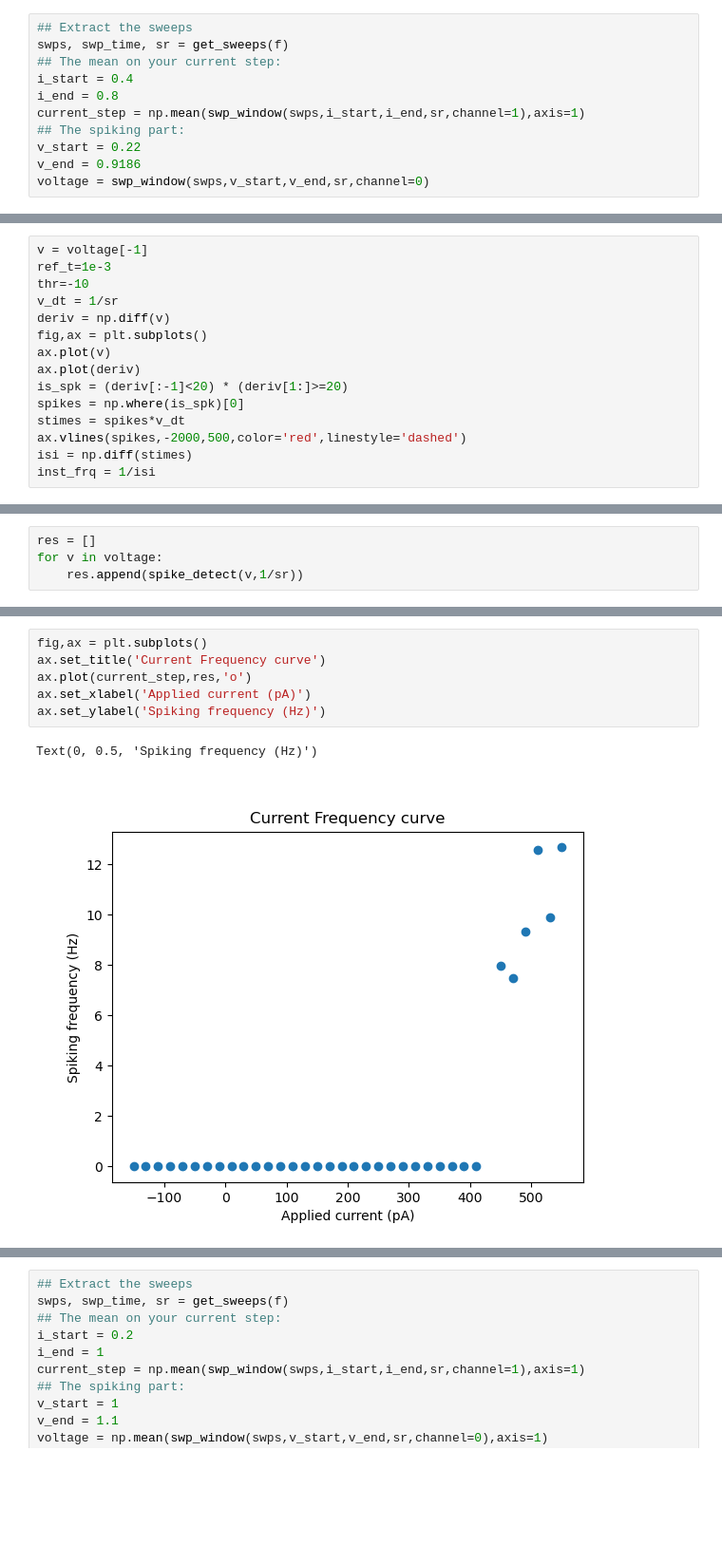
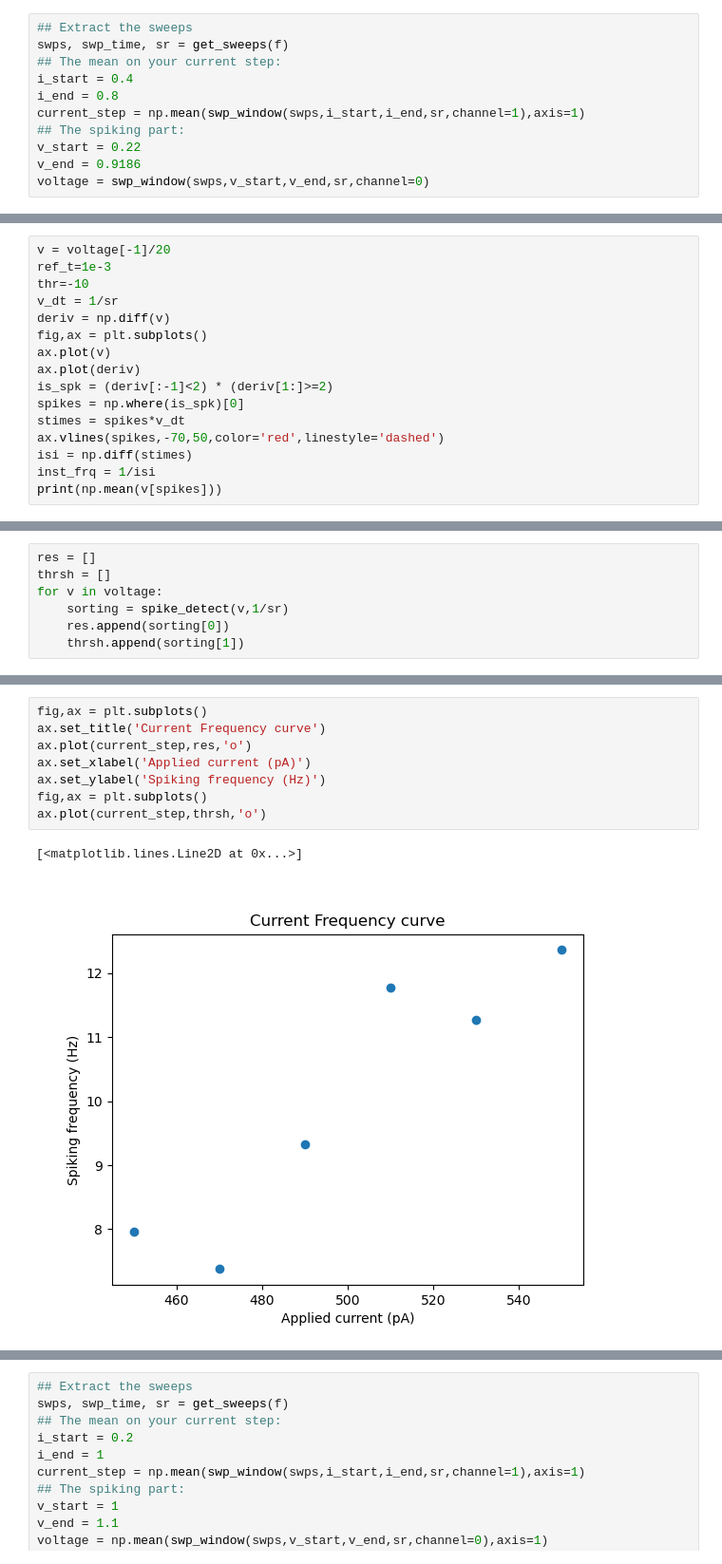
Before and after one commit to afmontarras/CSHL, a Jupyter notebook: Juliana.ipynb, the cells around one changed output, grey strips where cells are left out. Shown at 95% size. Cells and saved outputs as stored; diff of their text form; blank space fills up the shorter version.

```diff
--- a/Juliana.ipynb
+++ b/Juliana.ipynb
@@ -95,5 +98,5 @@ def spike_detect(volt, v_dt,
 # %%
-v = voltage[-1]
+v = voltage[-1]/20
 ref_t=1e-3
 thr=-10
 v_dt = 1/sr
@@ -101,10 +104,11 @@ deriv = np.diff(v)
 fig,ax = plt.subplots()
 ax.plot(v)
 ax.plot(deriv)
-is_spk = (deriv[:-1]<20) * (deriv[1:]>=20)
+is_spk = (deriv[:-1]<2) * (deriv[1:]>=2)
 spikes = np.where(is_spk)[0]
 stimes = spikes*v_dt
-ax.vlines(spikes,-2000,500,color='red',linestyle='dashed')
+ax.vlines(spikes,-70,50,color='red',linestyle='dashed')
 isi = np.diff(stimes)
 inst_frq = 1/isi
+print(np.mean(v[spikes]))
 # %% [output]
@@ -116,4 +121,7 @@ array([ 112,  118,  120, ..., 6942, 6954, 6957])
 # %%
 res = []
+thrsh = []
 for v in voltage:
-    res.append(spike_detect(v,1/sr))
+    sorting = spike_detect(v,1/sr)
+    res.append(sorting[0])
+    thrsh.append(sorting[1])
@@ -140,9 +128,11 @@ res
 # %%
 fig,ax = plt.subplots()
 ax.set_title('Current Frequency curve')
 ax.plot(current_step,res,'o')
 ax.set_xlabel('Applied current (pA)')
 ax.set_ylabel('Spiking frequency (Hz)')
+fig,ax = plt.subplots()
+ax.plot(current_step,thrsh,'o')
 # %% [output]
-Text(0, 0.5, 'Spiking frequency (Hz)')
+[<matplotlib.lines.Line2D at 0x...>]
-[figure, old version]
+[figure, new version]
```
Also changed, not shown: parts of 11 cells of this notebook.
